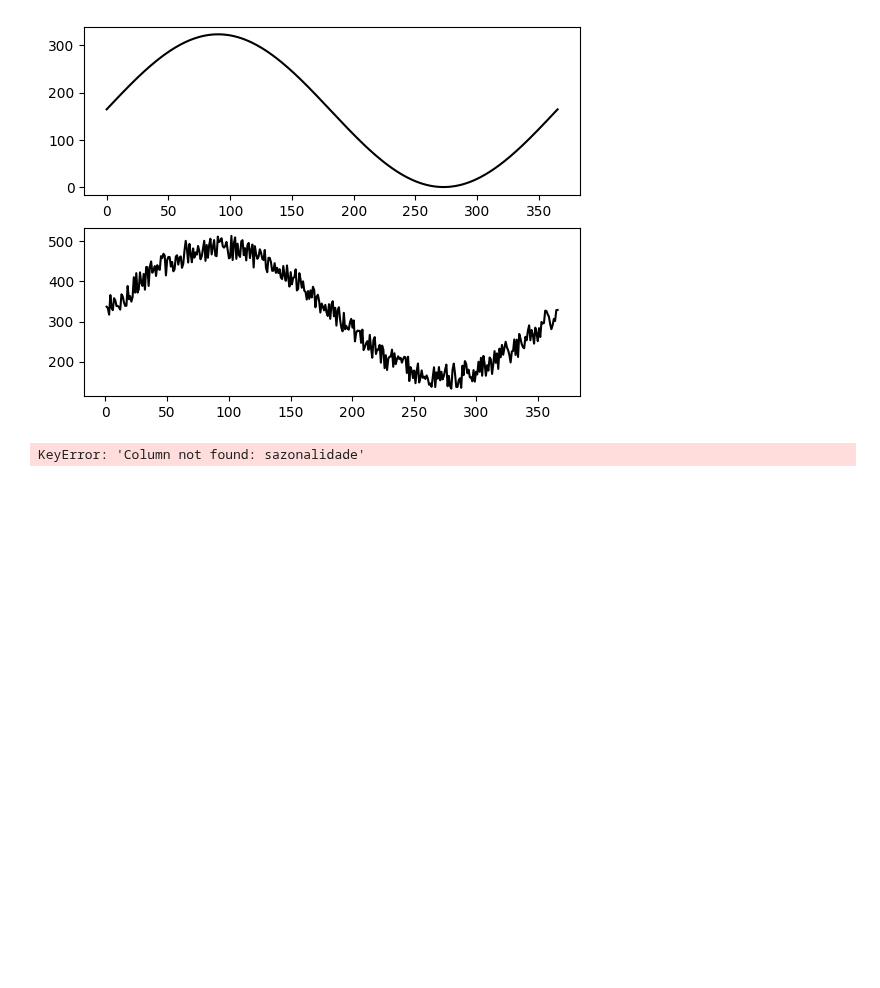
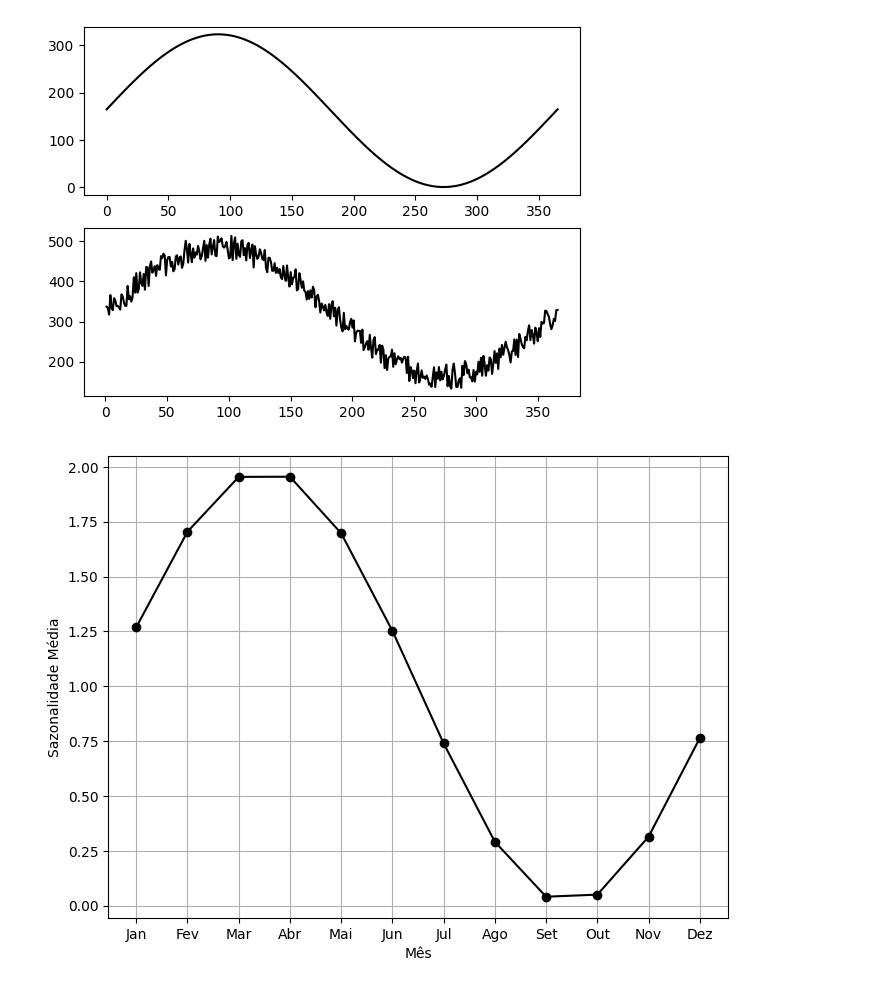
Before and after one commit to anapietroski/Controle_AnaPietroski, a Jupyter notebook: Atividade01.ipynb, the cells around one changed output. Saved outputs shown, nothing was run; the diff lists cells and outputs as text; code cells hidden in the pictures; blank space fills up the shorter version.

```diff
--- a/Atividade01.ipynb
+++ b/Atividade01.ipynb
@@ -232,19 +232,19 @@ print(df['aleatorioSazonal'].mean())
 323.7044638569069
 [figure]
 # %%
-caminho = "C:\\Users\\anaju\\OneDrive\\Documentos\\GitHub\\Controle_AnaPietroski\\tabelas\\ativ.csv"
+caminho = "C:\\Users\\anaju\\OneDrive\\Documentos\\GitHub\\Controle_AnaPietroski\\tabelas\\ativ2.csv"
 df = pd.read_csv(caminho)
 
 # Calcular a média da sazonalidade ao longo dos meses
 media_sazonalidade = df.groupby('Mes')['sazonalidade'].mean()
 
 # Plotar a sazonalidade média ao longo dos meses
 plt.figure(figsize=(8, 6))
 plt.plot(media_sazonalidade, marker='o', linestyle='-', color='black')
 plt.xlabel('Mês')
 plt.ylabel('Sazonalidade Média')
 plt.xticks(range(1, 13), ['Jan', 'Fev', 'Mar', 'Abr', 'Mai', 'Jun', 'Jul', 'Ago', 'Set', 'Out', 'Nov', 'Dez'])
 plt.grid(True)
 plt.show()
 # %% [output]
-KeyError: 'Column not found: sazonalidade'
+[figure, added]
```
